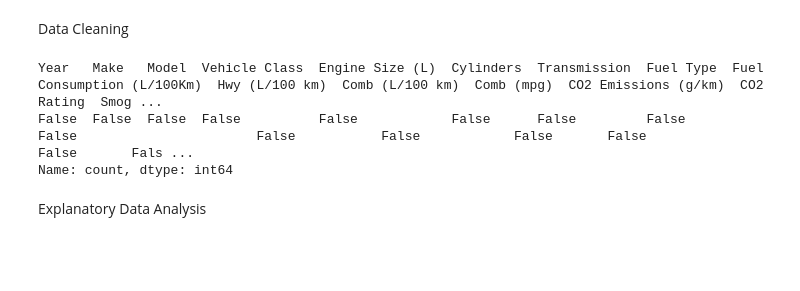
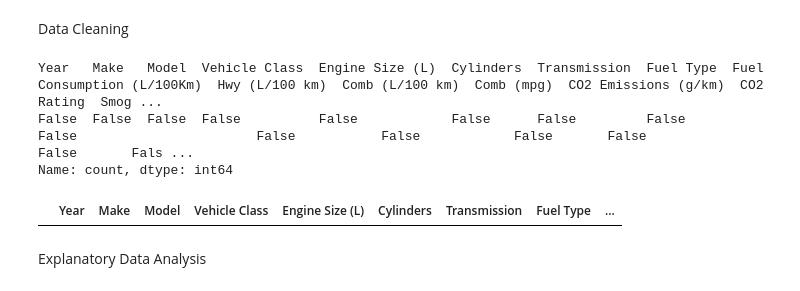
Before and after one commit to Hemipower/Render_EDA_triple_ten, a Jupyter notebook: Notebooks/eda.ipynb, the cells around one changed output. Drawn from its saved outputs; the diff is of its cells as text; code cells hidden in the pictures; blank space fills up the shorter version.

```diff
--- a/Notebooks/eda.ipynb
+++ b/Notebooks/eda.ipynb
@@ -8,5 +12,5 @@ import matplotlib.pyplot as plt
 # %%
-df = pd.read_csv("../Fuel_Consumption_Ratings_2023.csv",encoding='utf-8', errors='replace')
+df = pd.read_csv("../Fuel_Consumption_Ratings_2023.csv",encoding='latin-1')
 df
 # %% [output]
 |  | Year | Make | Model | Vehicle Class | Engine Size (L) | Cylinders | Transmission | Fuel Type | ... |
@@ -31,6 +39,11 @@ df.isna().value_counts()
 Year   Make   Model  Vehicle Class  Engine Size (L)  Cylinders  Transmission  Fuel Type  Fuel Consumption (L/100Km)  Hwy (L/100 km)  Comb (L/100 km)  Comb (mpg)  CO2 Emissions (g/km)  CO2 Rating  Smog ...
 False  False  False  False          False            False      False         False      False                       False           False            False       False                 False       Fals ...
 Name: count, dtype: int64
+# %%
+duplicates = df[df.duplicated()] # finding Duplicates
+duplicates
+# %% [output]
+|  | Year | Make | Model | Vehicle Class | Engine Size (L) | Cylinders | Transmission | Fuel Type | ... |
 # %% [markdown]
 Explanatory Data Analysis
 # %%
```
Also changed, not shown: parts of 3 cells of this notebook, 2 other files.
